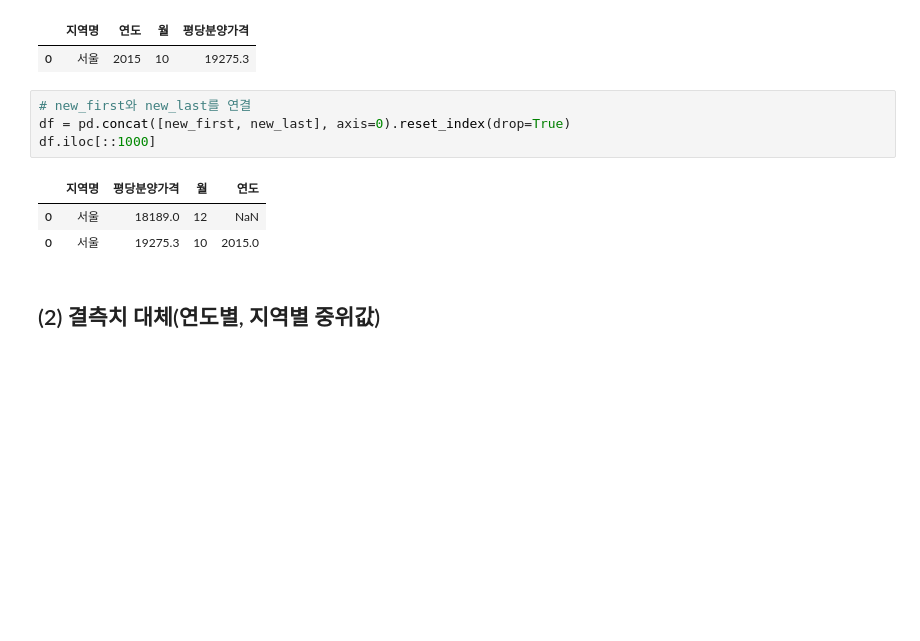
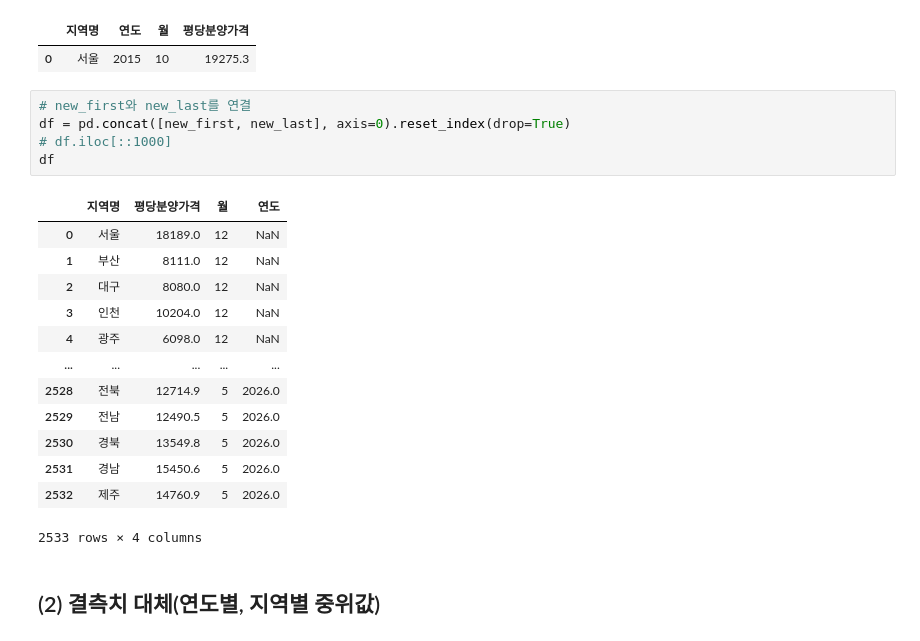
Before and after one commit to aibbai/ai, a Jupyter notebook: source/01_python/ch13_예1_포트폴리오_아파트분양가분석.ipynb, the cells around one changed output. Cells and saved outputs as stored; diff of their text form; blank space fills up the shorter version.

```diff
--- a/source/01_python/ch13_예1_포트폴리오_아파트분양가분석.ipynb
+++ b/source/01_python/ch13_예1_포트폴리오_아파트분양가분석.ipynb
@@ -1211,11 +1211,22 @@ new_last.head(1)
 # %%
 # new_first와 new_last를 연결
 df = pd.concat([new_first, new_last], axis=0).reset_index(drop=True)
-df.iloc[::1000]
+# df.iloc[::1000]
+df
 # %% [output]
 |  | 지역명 | 평당분양가격 | 월 | 연도 |
 | 0 | 서울 | 18189.0 | 12 | NaN |
-| 0 | 서울 | 19275.3 | 10 | 2015.0 |
+| 1 | 부산 | 8111.0 | 12 | NaN |
+| 2 | 대구 | 8080.0 | 12 | NaN |
+| 3 | 인천 | 10204.0 | 12 | NaN |
+| 4 | 광주 | 6098.0 | 12 | NaN |
+| ... | ... | ... | ... | ... |
+| 2528 | 전북 | 12714.9 | 5 | 2026.0 |
+| 2529 | 전남 | 12490.5 | 5 | 2026.0 |
+| 2530 | 경북 | 13549.8 | 5 | 2026.0 |
+| 2531 | 경남 | 15450.6 | 5 | 2026.0 |
+| 2532 | 제주 | 14760.9 | 5 | 2026.0 |
+2533 rows × 4 columns
 # %% [markdown]
 ## (2) 결측치 대체(연도별, 지역별 중위값)
 # %%
```
Also changed, not shown: parts of 7 cells of this notebook, 2 other files.
